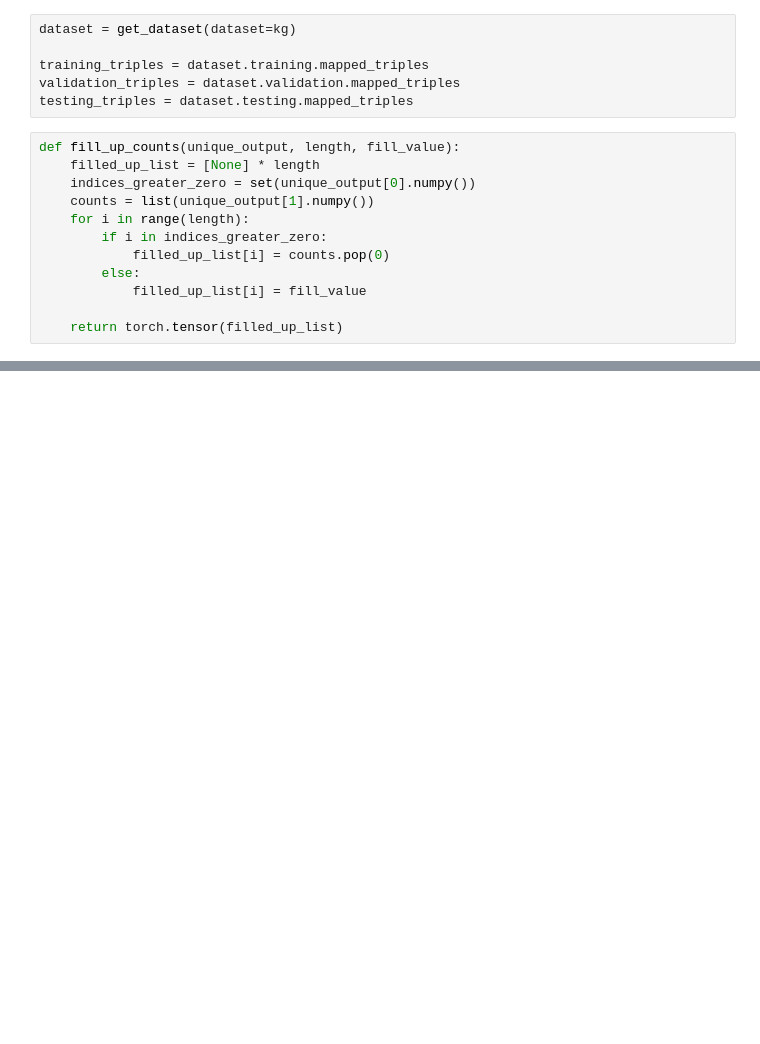
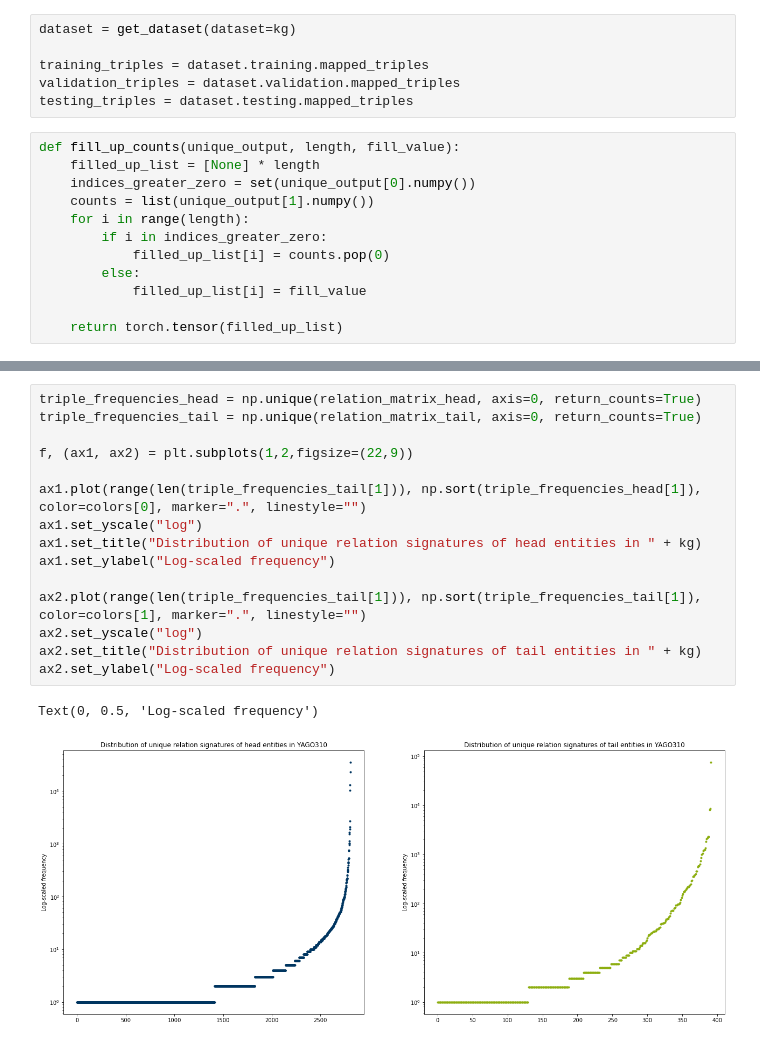
Before and after one commit to jguski/negative_sampling_rbm, a Jupyter notebook: kg_statistics.ipynb, the cells around one changed output, grey strips where cells are left out. Cells and saved outputs as stored; diff of their text form; blank space fills up the shorter version.

```diff
--- a/kg_statistics.ipynb
+++ b/kg_statistics.ipynb
@@ -75,0 +155,18 @@ plt.plot(range(len(sorted_triple_frequencies.values)), sorted_triple_frequencies
+# %%
+triple_frequencies_head = np.unique(relation_matrix_head, axis=0, return_counts=True)
+triple_frequencies_tail = np.unique(relation_matrix_tail, axis=0, return_counts=True)
+
+f, (ax1, ax2) = plt.subplots(1,2,figsize=(22,9))
+
+ax1.plot(range(len(triple_frequencies_tail[1])), np.sort(triple_frequencies_head[1]), color=colors[0], marker=".", linestyle="")
+ax1.set_yscale("log")
+ax1.set_title("Distribution of unique relation signatures of head entities in " + kg)
+ax1.set_ylabel("Log-scaled frequency")
+
+ax2.plot(range(len(triple_frequencies_tail[1])), np.sort(triple_frequencies_tail[1]), color=colors[1], marker=".", linestyle="")
+ax2.set_yscale("log")
+ax2.set_title("Distribution of unique relation signatures of tail entities in " + kg)
+ax2.set_ylabel("Log-scaled frequency")
+# %% [output]
+Text(0, 0.5, 'Log-scaled frequency')
+[figure, added]
```
Also changed, not shown: parts of 19 cells of this notebook, 5 other files.
